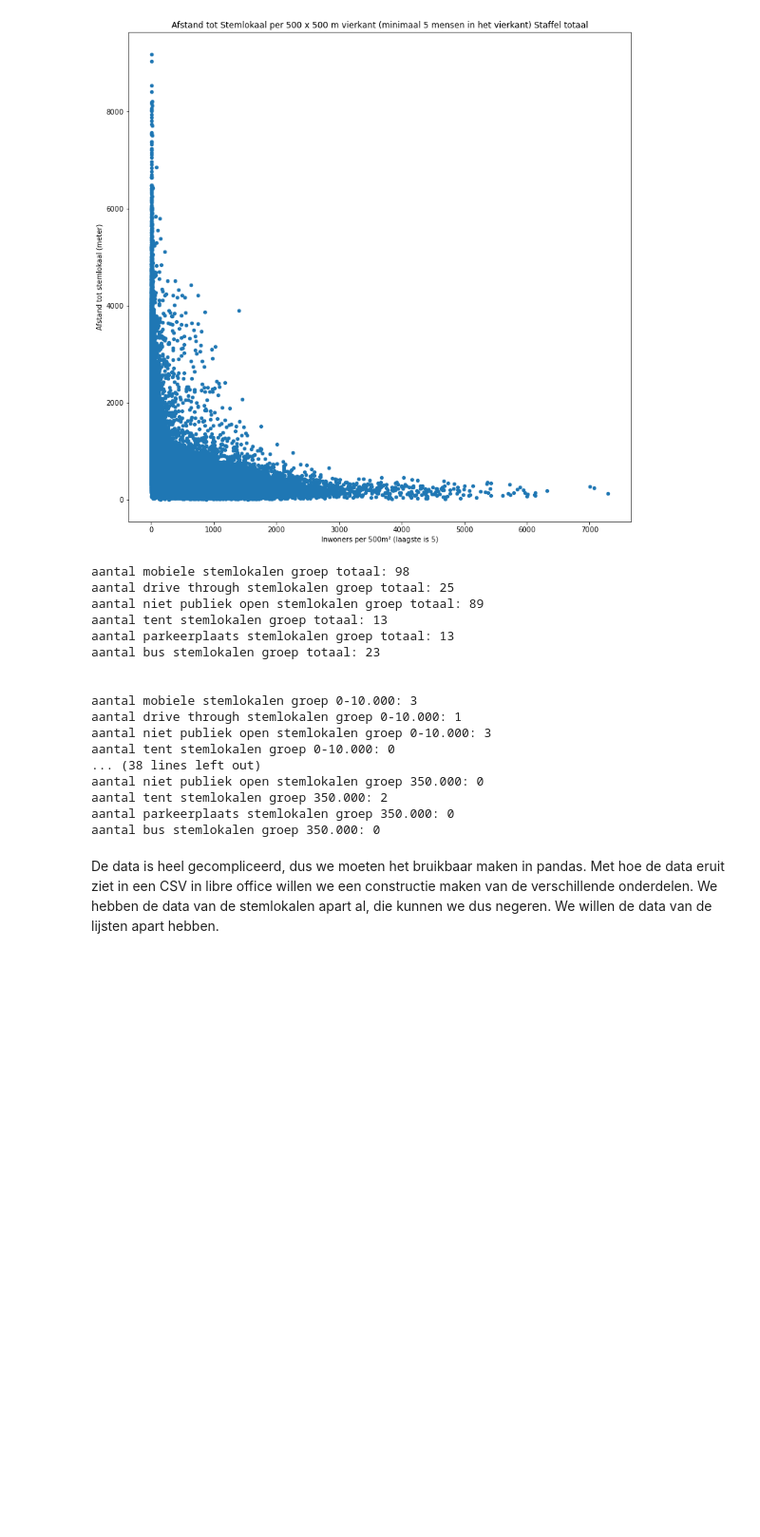
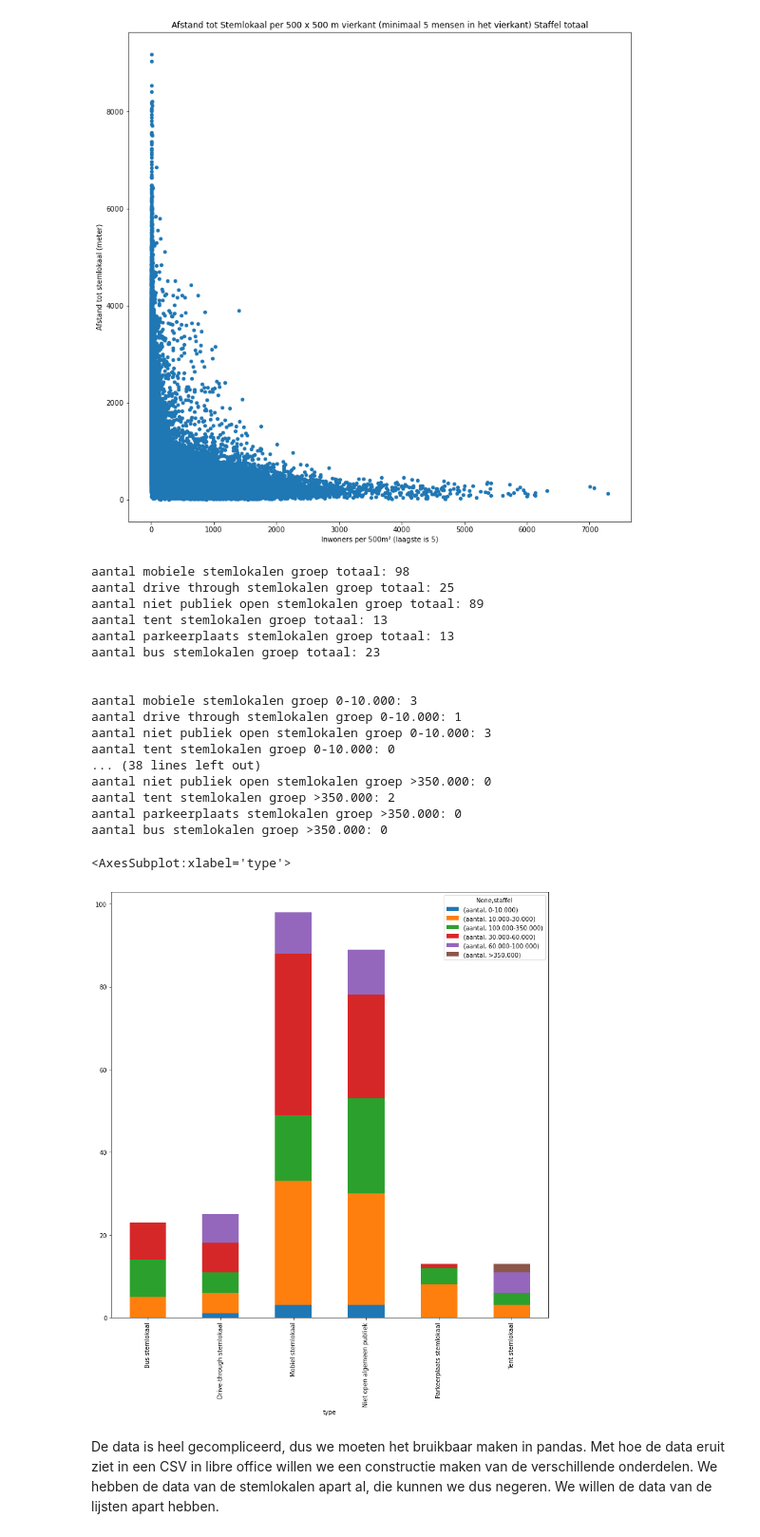
Before and after one commit to openstate/stembureau-meting, a Jupyter notebook: jupyter/stembureau_data.ipynb, the cells around one changed output. Shown at 95% size. Drawn from its saved outputs; the diff is of its cells as text; code cells hidden in the pictures; blank space fills up the shorter version.

Commit message:
Special type graphed, minor fixes

```diff
--- a/jupyter/stembureau_data.ipynb
+++ b/jupyter/stembureau_data.ipynb
@@ -728,7 +728,7 @@ df_stemger = pd.read_excel('../data/Maatwerk_kiesgerechtigd_per_gemeente_def.xls
 df_stemger_clean = df_stemger[df_stemger['gemeentecode'].isin(nl_map_clean['GM_CODE'])]
 
 bins = [0, 10, 30, 60, 100, 350, float("inf")]
-labels = ['0-10.000', '10.000-30.000', '30.000-60.000', '60.000-100.000', '100.000-350.000', '350.000']
+labels = ['0-10.000', '10.000-30.000', '30.000-60.000', '60.000-100.000', '100.000-350.000', '>350.000']
 
 df_stemger_clean['binned'] = pd.cut(df_stemger_clean['Kiesgerechtigde bevolking'], bins, labels=labels)
 # %% [output]
@@ -987,10 +983,10 @@ aantal drive through stemlokalen groep 0-10.000: 1
 aantal niet publiek open stemlokalen groep 0-10.000: 3
 aantal tent stemlokalen groep 0-10.000: 0
 ... (38 lines left out)
-aantal niet publiek open stemlokalen groep 350.000: 0
-aantal tent stemlokalen groep 350.000: 2
-aantal parkeerplaats stemlokalen groep 350.000: 0
-aantal bus stemlokalen groep 350.000: 0
+aantal niet publiek open stemlokalen groep >350.000: 0
+aantal tent stemlokalen groep >350.000: 2
+aantal parkeerplaats stemlokalen groep >350.000: 0
+aantal bus stemlokalen groep >350.000: 0
 # %%
 #print(list(gdf_wims_dedupe))
 
@@ -1010,6 +1006,43 @@ aantal bus stemlokalen groep 350.000: 0
 #de eerste vijf rijen zijn meta-data en kunnen we gerust weghalen voor nu
 #df_gr_gr = pd.read_csv(r'../data/stemmen/01_Groningen/#osv4-3_telling_gr2022_groningen.csv', skiprows=5, header=None, delimiter=';')
 #print(df_gr_gr)
+# %%
+counts =   {'type': [],
+                'aantal': [],
+                'staffel': []}
+def graph_type(df, label):
+
+    counts['type'].append("Mobiel stemlokaal")
+    counts['aantal'].append(df[df["Naam stembureau"].str.contains("Mobiel")]["Naam stembureau"].count())
+    counts['staffel'].append(label)
+    counts['type'].append("Drive-through stemlokaal")
+    counts['aantal'].append(df[df["Naam stembureau"].str.contains("Drive")]["Naam stembureau"].count())
+    counts['staffel'].append(label)
+    df_publiek = df.dropna(subset=['Extra adresaanduiding'])
+    counts['type'].append("Niet open algemeen publiek")
+    counts['aantal'].append(df_publiek[df_publiek["Extra adresaanduiding"].str.contains("Niet open voor algemeen publiek")]["Extra adresaanduiding"].count())
+    counts['staffel'].append(label)
+    counts['type'].append("Tent stemlokaal")
+    counts['aantal'].append(df[df["Naam stembureau"].str.contains("tent")]["Naam stembureau"].count())
+    counts['staffel'].append(label)
+    counts['type'].append("Parkeerplaats stemlokaal")
+    counts['aantal'].append(df[df["Naam stembureau"].str.contains("parkeer")]["Naam stembureau"].count())
+    counts['staffel'].append(label)
+    counts['type'].append("Bus stemlokaal")
+    counts['aantal'].append(df[df["Naam stembureau"].str.contains("bus")]["Naam stembureau"].count())
+    counts['staffel'].append(label)
+
+def make_graph_type_2(label):
+    df_stemger_label = df_stemger_clean[df_stemger_clean['binned'].str.fullmatch(label)]
+    graph_type(filter_binned(gdf_wims_dedupe, df_stemger_label), label)
+
+for label in labels:
+    make_graph_type_2(label)
+
+pd.DataFrame(counts).pivot(index='type', columns=['staffel'], values=['aantal']).plot(kind="bar", stacked=True, figsize=(13,13))
+# %% [output]
+<AxesSubplot:xlabel='type'>
+[figure, added]
 # %% [markdown]
 De data is heel gecompliceerd, dus we moeten het bruikbaar maken in pandas. Met hoe de data eruit ziet in een CSV in libre office willen we een constructie maken van de verschillende onderdelen. We hebben de data van de stemlokalen apart al, die kunnen we dus negeren. We willen de data van de lijsten apart hebben.
 # %%
```
Also changed, not shown: parts of 5 cells of this notebook, 3 other files.
